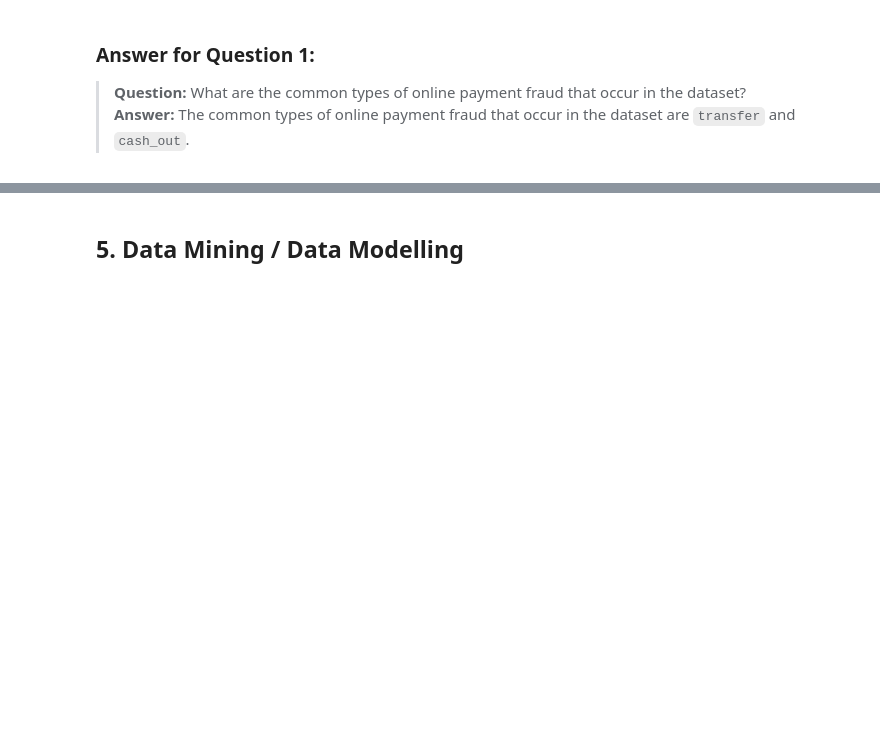
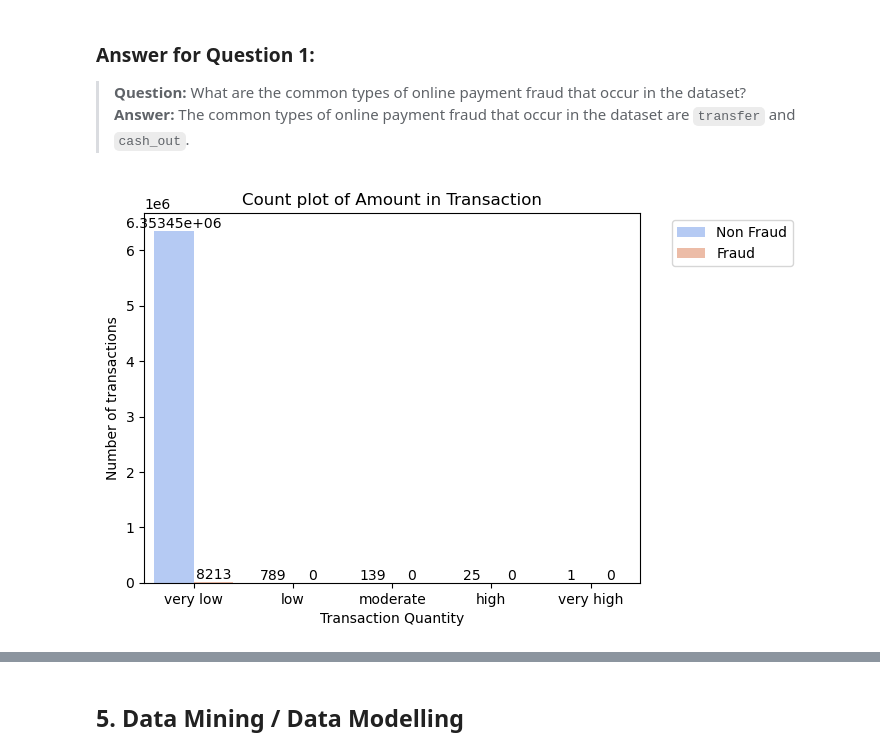
Before and after one commit to V3ness/Data-Science-Fundamentals-Project, a Jupyter notebook: project.ipynb, the cells around one changed output, grey strips where cells are left out. Drawn from its saved outputs; the diff is of its cells as text; code cells hidden in the pictures; blank space fills up the shorter version.

```diff
--- a/project.ipynb
+++ b/project.ipynb
@@ -225,0 +310,26 @@ plt.tight_layout()
+# %%
+#What are the key features that distinguish fraudulent online transactions from legitimate ones?
+
+#First we can see if there is any correlation between number of transactions against transaction quantity
+
+# Convert isFraud column to string to avoid error during plotting function
+df['isFraud'] = df['isFraud'].astype(str)
+
+# Amount column is cut into 5 bins of 'very low', 'low', 'moderate', 'high', 'very high'
+df['quantity'] = pd.cut(df['amount'], 5, labels=['very low', 'low', 'moderate', 'high', 'very high'])
+
+# Creates the Count plot
+ax = sns.countplot(x='quantity', data=df, hue='isFraud', palette='coolwarm')
+for container in ax.containers:
+    ax.bar_label(container)
+plt.title('Count plot of Amount in Transaction')
+
+handles, labels = ax.get_legend_handles_labels()
+labels = ['Non Fraud' if label == '0' else 'Fraud' for label in labels]
+ax.legend(handles, labels, bbox_to_anchor=(1.05, 1), loc='upper left')
+
+plt.ylabel('Number of transactions')
+plt.xlabel('Transaction Quantity')
+plt.show()
+# %% [output]
+[figure, added]
```
Also changed, not shown: parts of 17 cells of this notebook.
